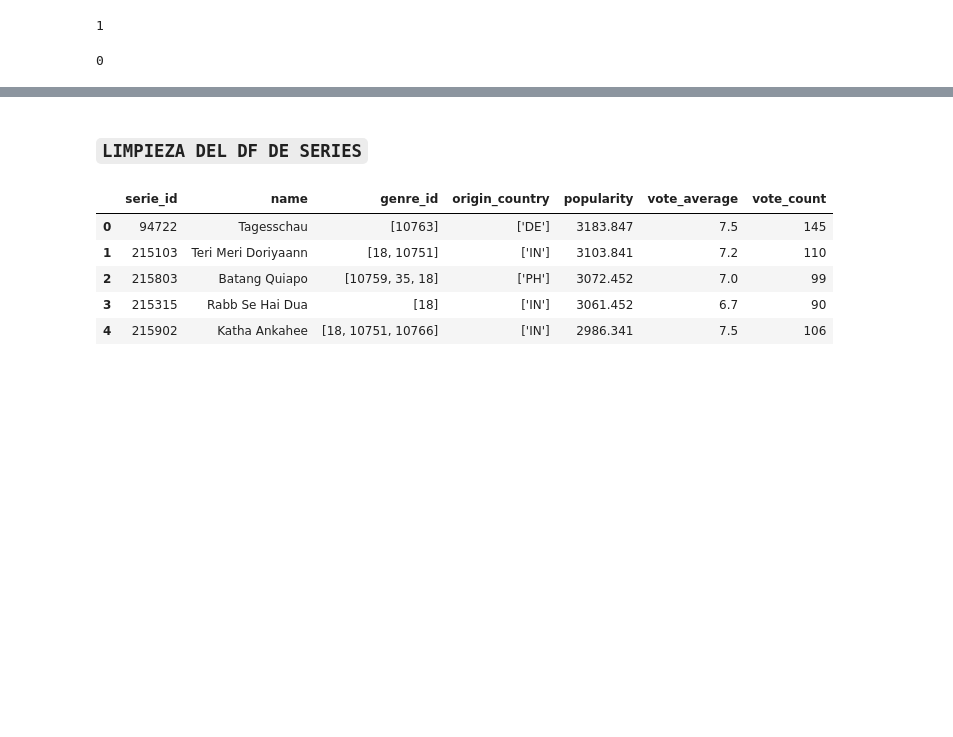
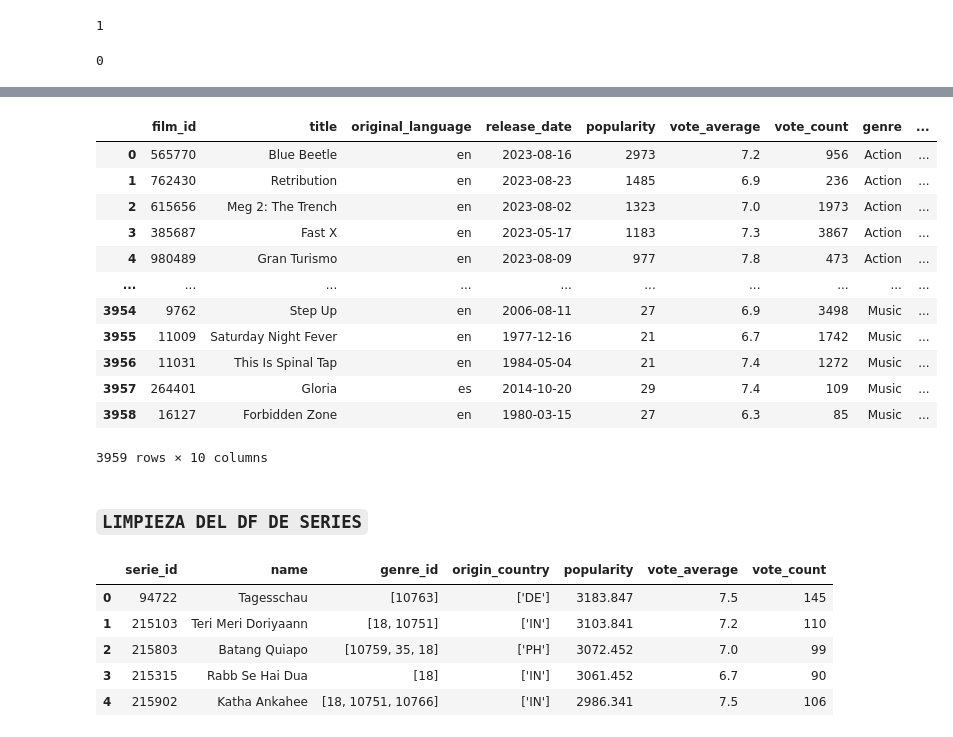
Before and after one commit to Jimme7/EDA-Films, a Jupyter notebook: src/Notebooks/Cleaning.ipynb, the cells around one changed output, grey strips where cells are left out. Cells and saved outputs as stored; diff of their text form; code cells hidden in the pictures; blank space fills up the shorter version.

```diff
--- a/src/Notebooks/Cleaning.ipynb
+++ b/src/Notebooks/Cleaning.ipynb
@@ -157,3 +161,24 @@ pd.merge(films,genre_films, left_on= 'genre_ids', right_on= 'id')
+# %%
+#Y a redondear la columna de popularidad a números enteros
+films['popularity'] = round(films['popularity'])
+films['popularity'] = films['popularity'].astype(int)
+# %%
+#Por último, borramos la columna de los id de los géneros, pues solo la necesitábamos para poder unir estos
+films.drop(columns=['id', 'genre_ids'])
+# %% [output]
+|  | film_id | title | original_language | release_date | popularity | vote_average | vote_count | genre | ... |
+| 0 | 565770 | Blue Beetle | en | 2023-08-16 | 2973 | 7.2 | 956 | Action | ... |
+| 1 | 762430 | Retribution | en | 2023-08-23 | 1485 | 6.9 | 236 | Action | ... |
+| 2 | 615656 | Meg 2: The Trench | en | 2023-08-02 | 1323 | 7.0 | 1973 | Action | ... |
+| 3 | 385687 | Fast X | en | 2023-05-17 | 1183 | 7.3 | 3867 | Action | ... |
+| 4 | 980489 | Gran Turismo | en | 2023-08-09 | 977 | 7.8 | 473 | Action | ... |
+| ... | ... | ... | ... | ... | ... | ... | ... | ... | ... |
+| 3954 | 9762 | Step Up | en | 2006-08-11 | 27 | 6.9 | 3498 | Music | ... |
+| 3955 | 11009 | Saturday Night Fever | en | 1977-12-16 | 21 | 6.7 | 1742 | Music | ... |
+| 3956 | 11031 | This Is Spinal Tap | en | 1984-05-04 | 21 | 7.4 | 1272 | Music | ... |
+| 3957 | 264401 | Gloria | es | 2014-10-20 | 29 | 7.4 | 109 | Music | ... |
+| 3958 | 16127 | Forbidden Zone | en | 1980-03-15 | 27 | 6.3 | 85 | Music | ... |
+3959 rows × 10 columns
 # %% [markdown]
 ### `LIMPIEZA DEL DF DE SERIES`
 # %%
```
Also changed, not shown: parts of 12 cells of this notebook.
